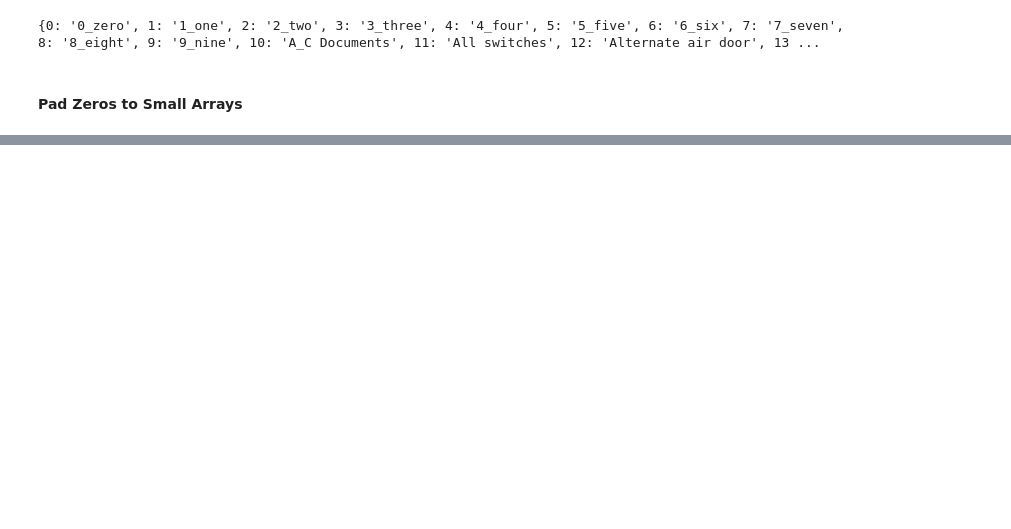
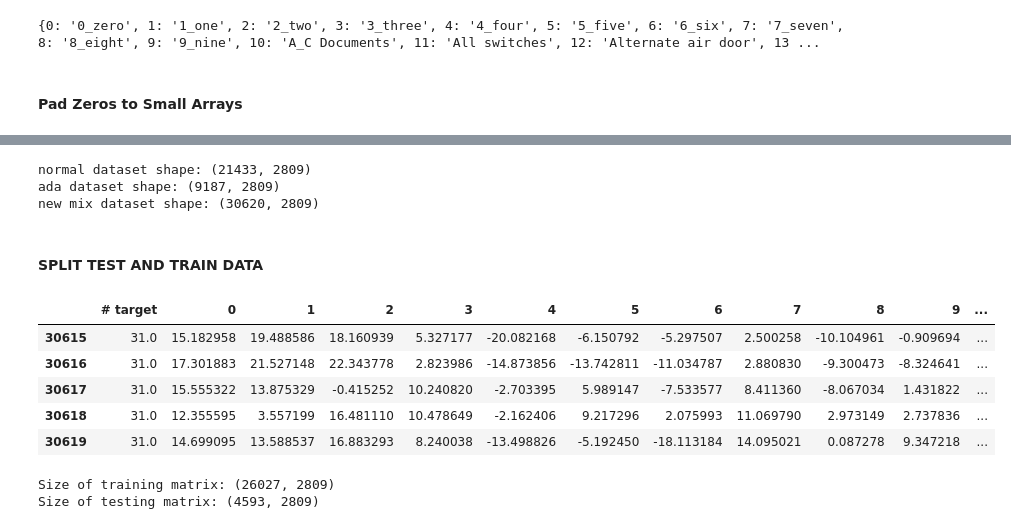
Before and after one commit to anaramirli/Single-Word-ASR, a Jupyter notebook: src/dataset_construction.ipynb, the cells around one changed output, grey strips where cells are left out. Saved outputs shown, nothing was run; the diff lists cells and outputs as text; code cells hidden in the pictures; blank space fills up the shorter version.

```diff
--- a/src/dataset_construction.ipynb
+++ b/src/dataset_construction.ipynb
@@ -17,3 +17,7 @@ import pandas as pd
 from keras.models import Sequential
 
 from utils import *
+
+pd.options.display.max_columns = None
+pd.set_option('compute.use_bottleneck', True)
+pd.set_option('compute.use_numexpr', True)
@@ -237,0 +248,8 @@ np.savetxt('data{}.csv'.format('boy'), data_x_y(boy_data,boy_all_label), delimit
+# %%
+print("normal dataset shape: {}".format(features_df.shape))
+print("ada dataset shape: {}".format(features_df_ada.shape))
+print("new mix dataset shape: {}".format(x_data.shape))
+# %% [output]
+normal dataset shape: (21433, 2809)
+ada dataset shape: (9187, 2809)
+new mix dataset shape: (30620, 2809)
@@ -237,0 +259,2 @@ np.savetxt('data{}.csv'.format('boy'), data_x_y(boy_data,boy_all_label), delimit
+# %% [markdown]
+#### SPLIT TEST AND TRAIN DATA
@@ -237,0 +263,10 @@ np.savetxt('data{}.csv'.format('boy'), data_x_y(boy_data,boy_all_label), delimit
+# %%
+x_data = pd.read_csv('data/data41mix.csv')
+x_data.tail(5)
+# %% [output]
+|  | # target | 0 | 1 | 2 | 3 | 4 | 5 | 6 | 7 | 8 | 9 | ... |
+| 30615 | 31.0 | 15.182958 | 19.488586 | 18.160939 | 5.327177 | -20.082168 | -6.150792 | -5.297507 | 2.500258 | -10.104961 | -0.909694 | ... |
+| 30616 | 31.0 | 17.301883 | 21.527148 | 22.343778 | 2.823986 | -14.873856 | -13.742811 | -11.034787 | 2.880830 | -9.300473 | -8.324641 | ... |
+| 30617 | 31.0 | 15.555322 | 13.875329 | -0.415252 | 10.240820 | -2.703395 | 5.989147 | -7.533577 | 8.411360 | -8.067034 | 1.431822 | ... |
+| 30618 | 31.0 | 12.355595 | 3.557199 | 16.481110 | 10.478649 | -2.162406 | 9.217296 | 2.075993 | 11.069790 | 2.973149 | 2.737836 | ... |
+| 30619 | 31.0 | 14.699095 | 13.588537 | 16.883293 | 8.240038 | -13.498826 | -5.192450 | -18.113184 | 14.095021 | 0.087278 | 9.347218 | ... |
@@ -237,0 +285,5 @@ np.savetxt('data{}.csv'.format('boy'), data_x_y(boy_data,boy_all_label), delimit
+# %%
+create_test_train(x_data, save_path, data_header)
+# %% [output]
+Size of training matrix: (26027, 2809)
+Size of testing matrix: (4593, 2809)
```
Also changed, not shown: parts of 18 cells of this notebook.
